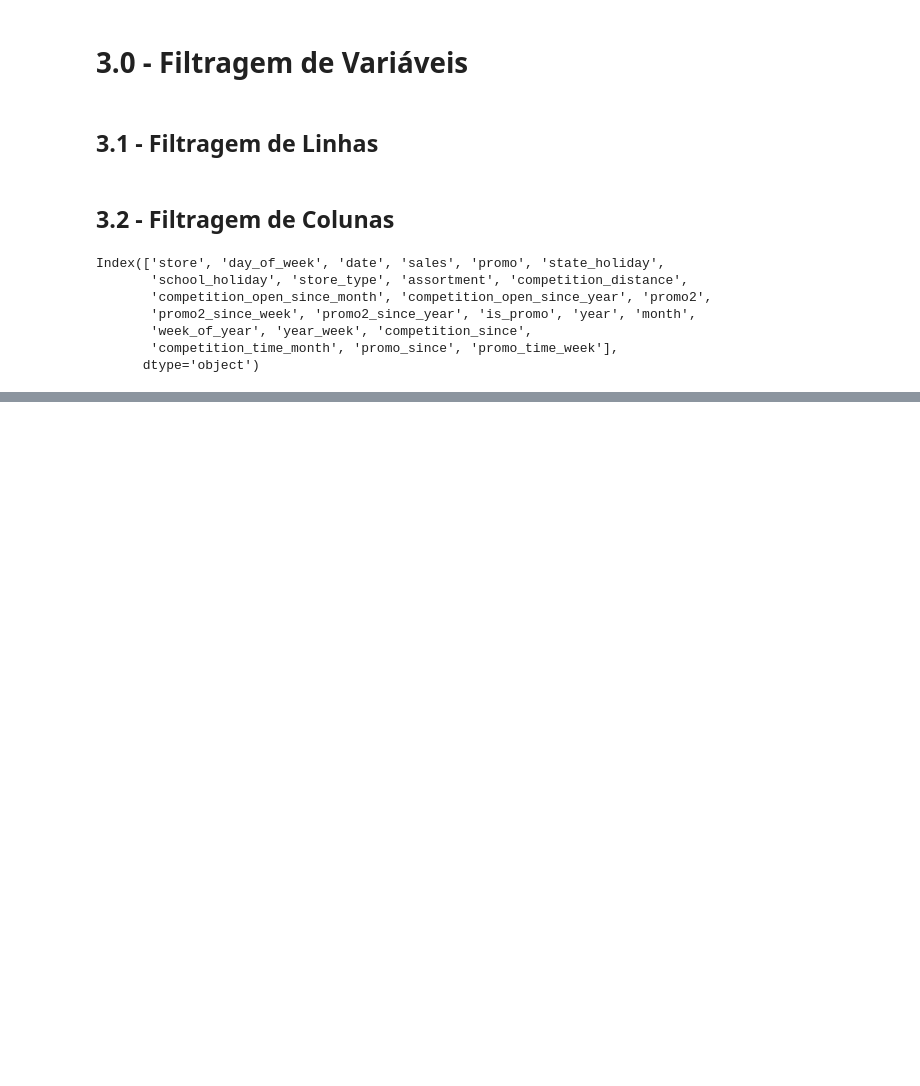
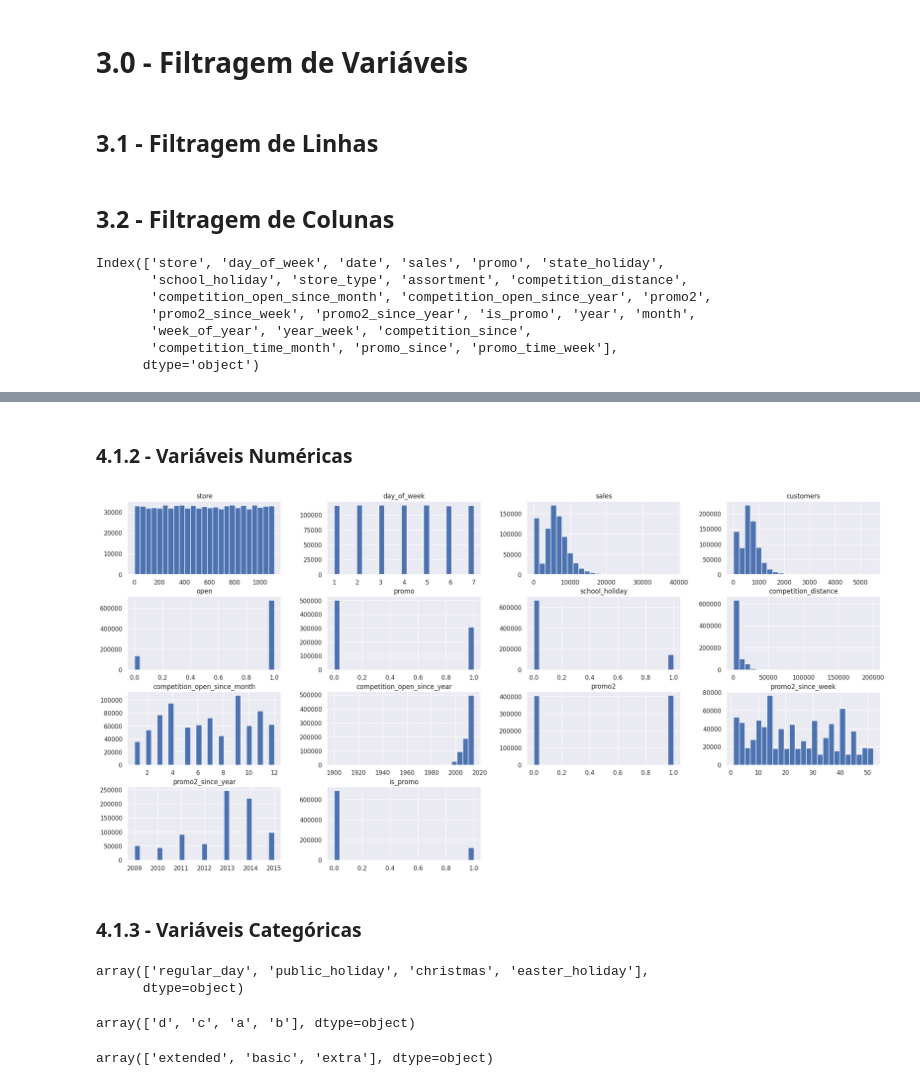
Before and after one commit to eliasbatistasouza/rossmann_sales, a Jupyter notebook: notebooks/001-EDA-ebs.ipynb, the cells around one changed output, grey strips where cells are left out. Saved outputs shown, nothing was run; the diff lists cells and outputs as text; code cells hidden in the pictures; blank space fills up the shorter version.

```diff
--- a/notebooks/001-EDA-ebs.ipynb
+++ b/notebooks/001-EDA-ebs.ipynb
@@ -589,0 +602,21 @@ Index(['store', 'day_of_week', 'date', 'sales', 'promo', 'state_holiday',
+# %% [markdown]
+### 4.1.2 - Variáveis Numéricas
+# %%
+num_attributes.hist(bins=25);
+# %% [output]
+[figure, added]
+# %% [markdown]
+### 4.1.3 - Variáveis Categóricas
+# %%
+df4["state_holiday"].unique()
+# %% [output]
+array(['regular_day', 'public_holiday', 'christmas', 'easter_holiday'],
+      dtype=object)
+# %%
+df4["store_type"].unique()
+# %% [output]
+array(['d', 'c', 'a', 'b'], dtype=object)
+# %%
+df4["assortment"].unique()
+# %% [output]
+array(['extended', 'basic', 'extra'], dtype=object)
```
Also changed, not shown: parts of 22 cells of this notebook.
